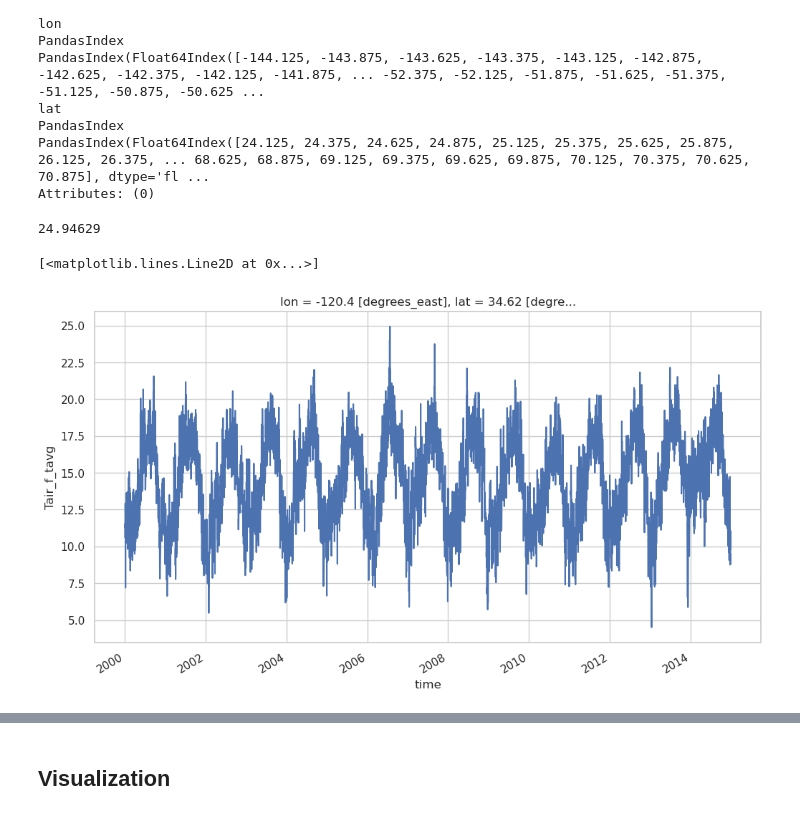
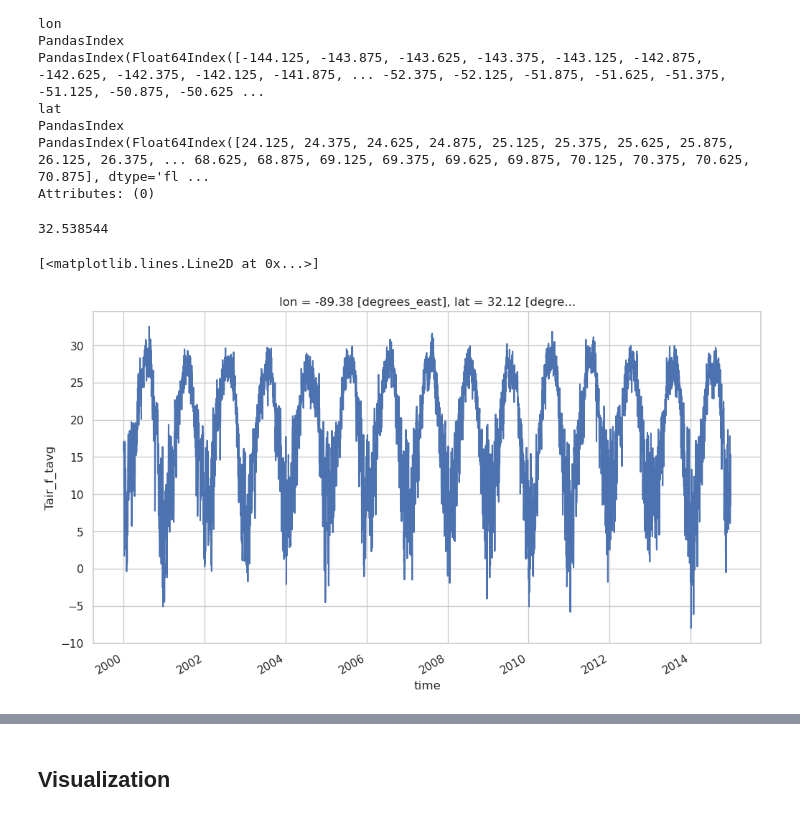
Before and after one commit to ShadmanAmin/CMIP_anomaly_HOTTER, a Jupyter notebook: cmip_classproject.ipynb, the cells around one changed output, grey strips where cells are left out. Saved outputs shown, nothing was run; the diff lists cells and outputs as text; code cells hidden in the pictures.

```diff
--- a/cmip_classproject.ipynb
+++ b/cmip_classproject.ipynb
@@ -522,13 +523,13 @@ rh_df.reset_index(inplace=True)
 rh_df['time'] = rh_df['time'].dt.strftime('%Y-%m')
 #rh_df.to_csv('/home/mdshadman_amin/dev/CMIP/mets/rh_df.csv', index=False)
 # %%
-sb_met = test_gldas.sel(lat=34.625, lon=-120.5, method='nearest')
+desoto_met = test_gldas.sel(lat=32, lon=-89.5, method='nearest')
 # %%
-max(sb_met['Tair_f_tavg'].values)
+max(desoto_met['Tair_f_tavg'].values)
 # %% [output]
-24.94629
+32.538544
 # %%
-sb_met['Tair_f_tavg'].plot()
+desoto_met['Tair_f_tavg'].plot()
 # %% [output]
 [<matplotlib.lines.Line2D at 0x...>]
-[figure, old version]
+[figure, new version]
```
Also changed, not shown: parts of 52 cells of this notebook, 20 other files.
